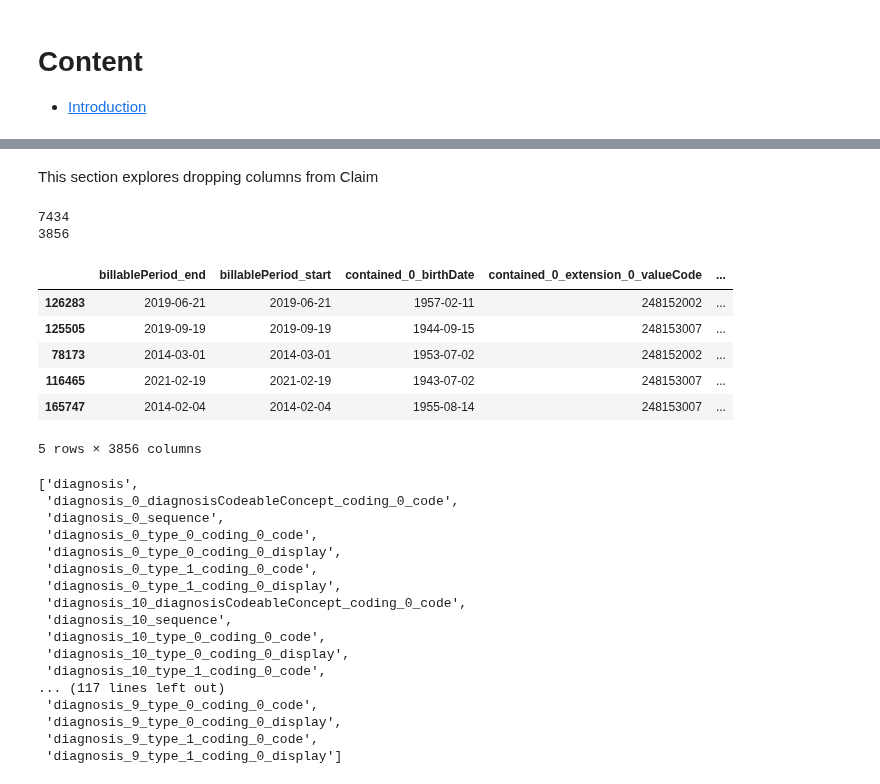
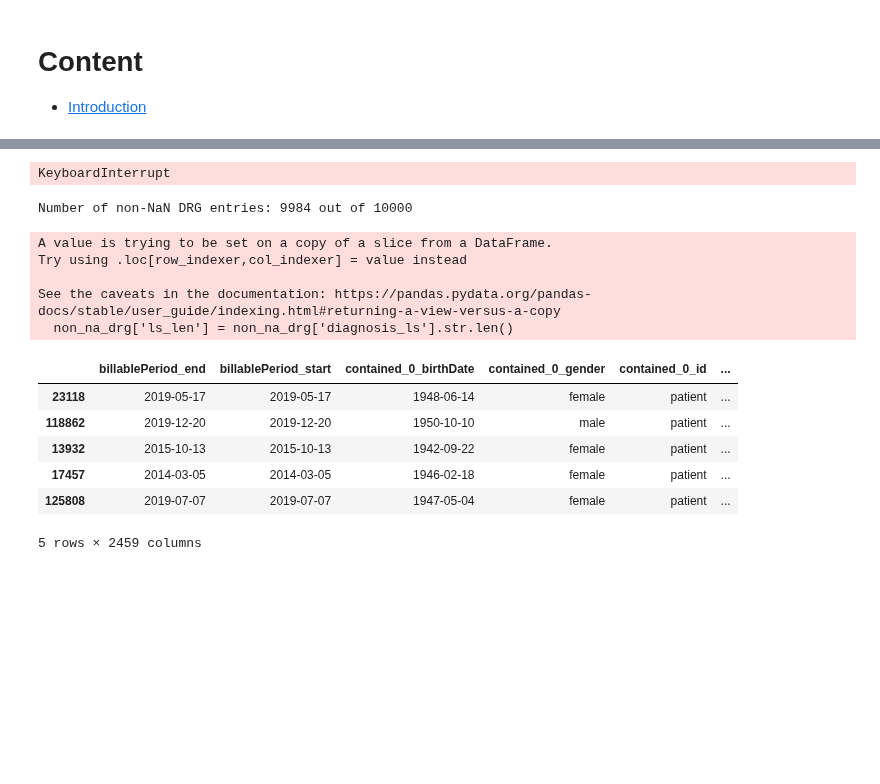
Before and after one commit to martza87/siads_696_mII, a Jupyter notebook: src/02_EDA_claim.ipynb, the cells around one changed output, grey strips where cells are left out. Cells and saved outputs as stored; diff of their text form; code cells hidden in the pictures; blank space fills up the shorter version.

```diff
--- a/src/02_EDA_claim.ipynb
+++ b/src/02_EDA_claim.ipynb
@@ -20,8 +23,9 @@ import json_lines
 # %%
 # readin clean datafiles
 path = "../data/clean/"
-claim_df = pd.read_pickle(path + 'claim_mini_sample.pkl')
 #claim_df =  pd.read_pickle(path + 'claim.pkl')
+claim_df = pd.read_pickle(path + 'claim_sample.pkl')
+#claim_df = pd.read_pickle(path + 'claim_mini_sample.pkl')
 #claim_response_df =  pd.read_pickle(path + 'claim_response.pkl')
+# %% [output]
+KeyboardInterrupt
-# %% [markdown]
-This section explores dropping columns from Claim
@@ -32,37 +32,23 @@ claim_fil_df = claim_df.drop(drop_cols, axis = 1)
-# %%
-print(len(claim_df.columns))
-print(len(claim_fil_df.columns))
-# %% [output]
-7434
-3856
+# %%
+print(f"Number of non-NaN DRG entries: {claim_df.shape[0] - claim_df['diagnosis_ls'].apply(lambda x: len(x) == 0).sum()} out of {len(claim_df)}")
+# %% [output]
+Number of non-NaN DRG entries: 9984 out of 10000
+# %%
+non_na_drg = claim_df[~claim_df['diagnosis_ls'].apply(lambda x: len(x) == 0)]
+non_na_drg['ls_len'] = non_na_drg['diagnosis_ls'].str.len()
+# %% [output]
+A value is trying to be set on a copy of a slice from a DataFrame.
+Try using .loc[row_indexer,col_indexer] = value instead
+
+See the caveats in the documentation: https://pandas.pydata.org/pandas-docs/stable/user_guide/indexing.html#returning-a-view-versus-a-copy
+  non_na_drg['ls_len'] = non_na_drg['diagnosis_ls'].str.len()
 # %%
-claim_fil_df.head()
+non_na_drg.head()
 # %% [output]
-|  | billablePeriod_end | billablePeriod_start | contained_0_birthDate | contained_0_extension_0_valueCode | ... |
-| 126283 | 2019-06-21 | 2019-06-21 | 1957-02-11 | 248152002 | ... |
-| 125505 | 2019-09-19 | 2019-09-19 | 1944-09-15 | 248153007 | ... |
-| 78173 | 2014-03-01 | 2014-03-01 | 1953-07-02 | 248152002 | ... |
-| 116465 | 2021-02-19 | 2021-02-19 | 1943-07-02 | 248153007 | ... |
-| 165747 | 2014-02-04 | 2014-02-04 | 1955-08-14 | 248153007 | ... |
+|  | billablePeriod_end | billablePeriod_start | contained_0_birthDate | contained_0_gender | contained_0_id | ... |
+| 23118 | 2019-05-17 | 2019-05-17 | 1948-06-14 | female | patient | ... |
+| 118862 | 2019-12-20 | 2019-12-20 | 1950-10-10 | male | patient | ... |
+| 13932 | 2015-10-13 | 2015-10-13 | 1942-09-22 | female | patient | ... |
+| 17457 | 2014-03-05 | 2014-03-05 | 1946-02-18 | female | patient | ... |
+| 125808 | 2019-07-07 | 2019-07-07 | 1947-05-04 | female | patient | ... |
-5 rows × 3856 columns
+5 rows × 2459 columns
-# %%
-diagnosis_cols = sorted([col for col in claim_fil_df.columns if 'diagnosis' in col])
-diagnosis_cols
-# %% [output]
-['diagnosis',
- 'diagnosis_0_diagnosisCodeableConcept_coding_0_code',
- 'diagnosis_0_sequence',
- 'diagnosis_0_type_0_coding_0_code',
- 'diagnosis_0_type_0_coding_0_display',
- 'diagnosis_0_type_1_coding_0_code',
- 'diagnosis_0_type_1_coding_0_display',
- 'diagnosis_10_diagnosisCodeableConcept_coding_0_code',
- 'diagnosis_10_sequence',
- 'diagnosis_10_type_0_coding_0_code',
- 'diagnosis_10_type_0_coding_0_display',
- 'diagnosis_10_type_1_coding_0_code',
-... (117 lines left out)
- 'diagnosis_9_type_0_coding_0_code',
- 'diagnosis_9_type_0_coding_0_display',
- 'diagnosis_9_type_1_coding_0_code',
- 'diagnosis_9_type_1_coding_0_display']
```
Also changed, not shown: parts of 24 cells of this notebook, 2 other files.
